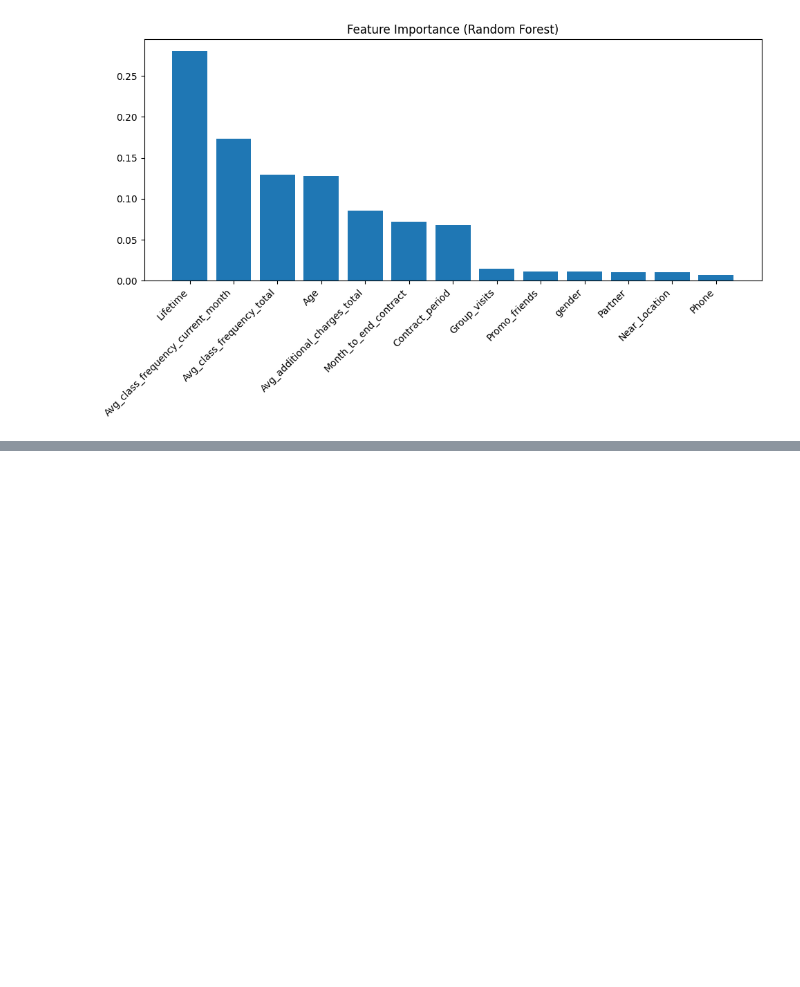
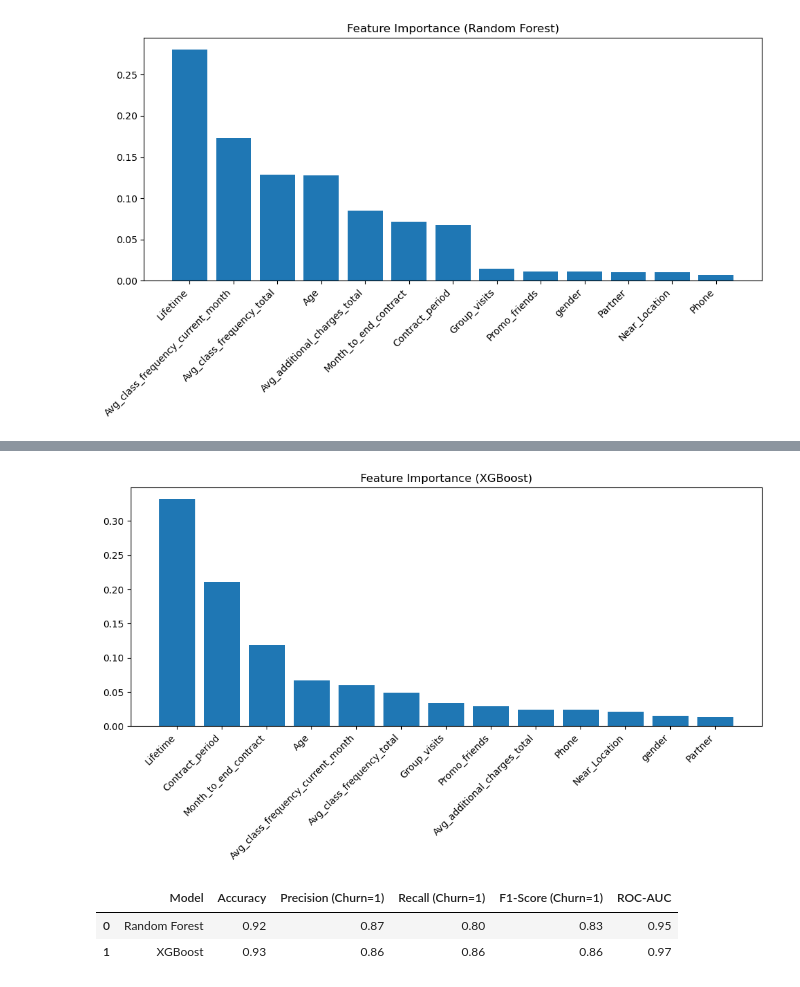
Before and after one commit to yukselkaran/gym-churn-prediction, a Jupyter notebook: gym-churn-prediction.ipynb, the cells around one changed output, grey strips where cells are left out. Drawn from its saved outputs; the diff is of its cells as text; code cells hidden in the pictures; blank space fills up the shorter version.

```diff
--- a/gym-churn-prediction.ipynb
+++ b/gym-churn-prediction.ipynb
@@ -144,0 +148,3 @@ weighted avg       0.92      0.92      0.92       800
+# %%
+scale_pos_weight = y_train.value_counts()[0] / y_train.value_counts()[1]
+scale_pos_weight
@@ -144,0 +153,13 @@ weighted avg       0.92      0.92      0.92       800
+# %%
+xgb_model = XGBClassifier(
+    n_estimators=500,
+    learning_rate=0.05,
+    max_depth=5,
+    subsample=0.8,
+    colsample_bytree=0.8,
+    scale_pos_weight=scale_pos_weight,
+    random_state=42,
+    eval_metric="logloss"
+)
+
+xgb_model.fit(X_train, y_train)
@@ -144,0 +205,27 @@ weighted avg       0.92      0.92      0.92       800
+# %%
+importances_xgb = xgb_model.feature_importances_
+indices_xgb = np.argsort(importances_xgb)[::-1]
+
+plt.figure(figsize=(10, 6))
+plt.bar(X.columns[indices_xgb], importances_xgb[indices_xgb])
+plt.xticks(rotation=45, ha="right")
+plt.title("Feature Importance (XGBoost)")
+plt.tight_layout()
+plt.show()
+# %% [output]
+[figure, added]
+# %%
+comparison_df = pd.DataFrame({
+    "Model": ["Random Forest", "XGBoost"],
+    "Accuracy": [0.92, 0.93],
+    "Precision (Churn=1)": [0.87, 0.86],
+    "Recall (Churn=1)": [0.80, 0.86],
+    "F1-Score (Churn=1)": [0.83, 0.86],
+    "ROC-AUC": [0.95, 0.97]
+})
+
+comparison_df
+# %% [output]
+|  | Model | Accuracy | Precision (Churn=1) | Recall (Churn=1) | F1-Score (Churn=1) | ROC-AUC |
+| 0 | Random Forest | 0.92 | 0.87 | 0.80 | 0.83 | 0.95 |
+| 1 | XGBoost | 0.93 | 0.86 | 0.86 | 0.86 | 0.97 |
```
Also changed, not shown: parts of 17 cells of this notebook.
